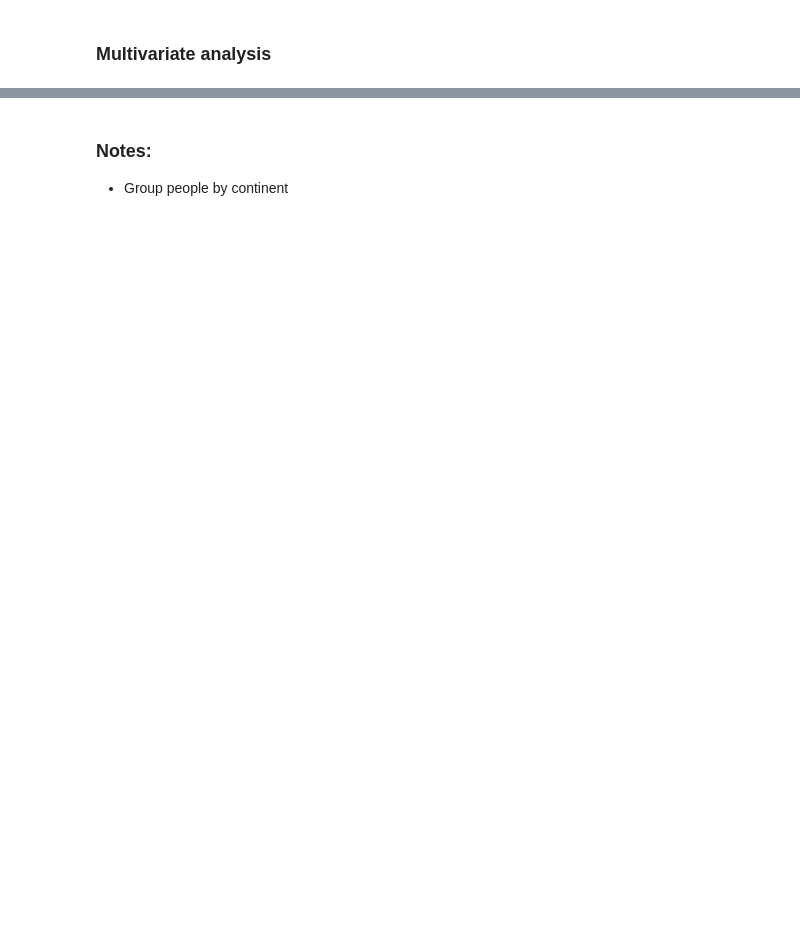
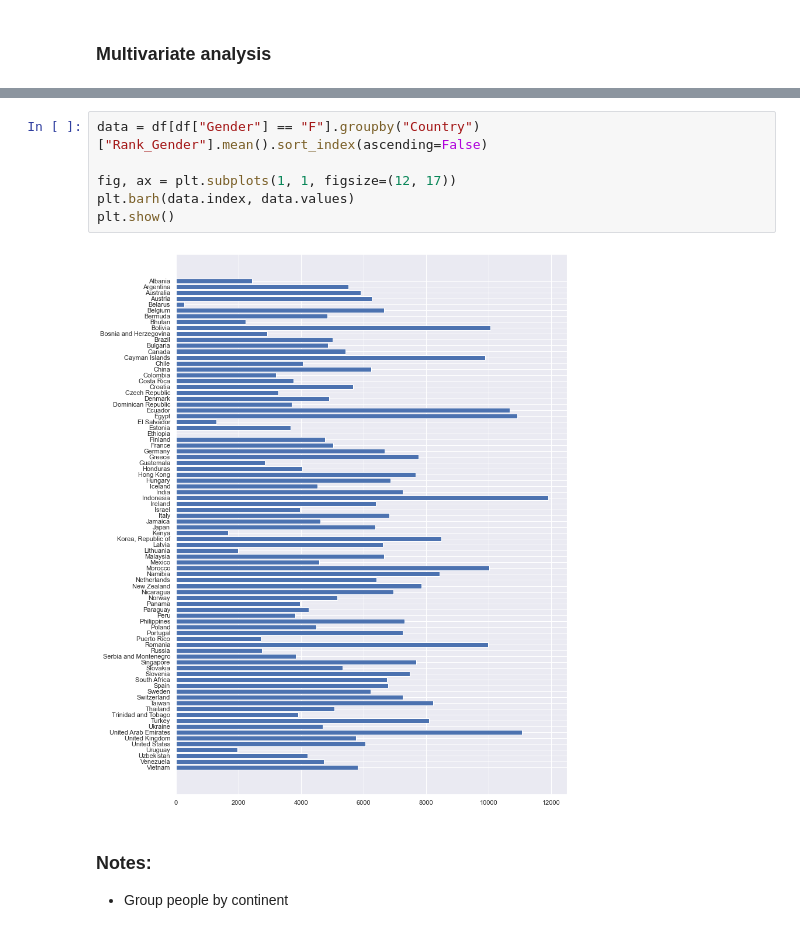
Before and after one commit to tailtq/ml-learning, a Jupyter notebook: ml-08/05_boston_marathon.ipynb, the cells around one changed output, grey strips where cells are left out. Cells and saved outputs as stored; diff of their text form; blank space fills up the shorter version.

```diff
--- a/ml-08/05_boston_marathon.ipynb
+++ b/ml-08/05_boston_marathon.ipynb
@@ -193,3 +230,11 @@ From the dataset, I checked and saw it has many missing positions, unlike a corr
+# %%
+data = df[df["Gender"] == "F"].groupby("Country")["Rank_Gender"].mean().sort_index(ascending=False)
+
+fig, ax = plt.subplots(1, 1, figsize=(12, 17))
+plt.barh(data.index, data.values)
+plt.show()
+# %% [output]
+[figure, added]
 # %% [markdown]
 ### Notes:
 - Group people by continent
```
Also changed, not shown: parts of 13 cells of this notebook, 1 other file.
